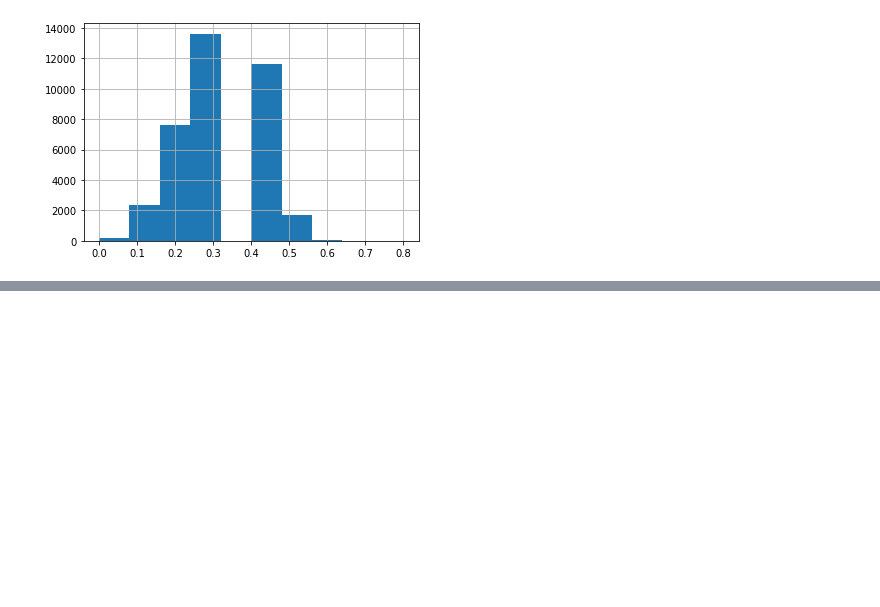
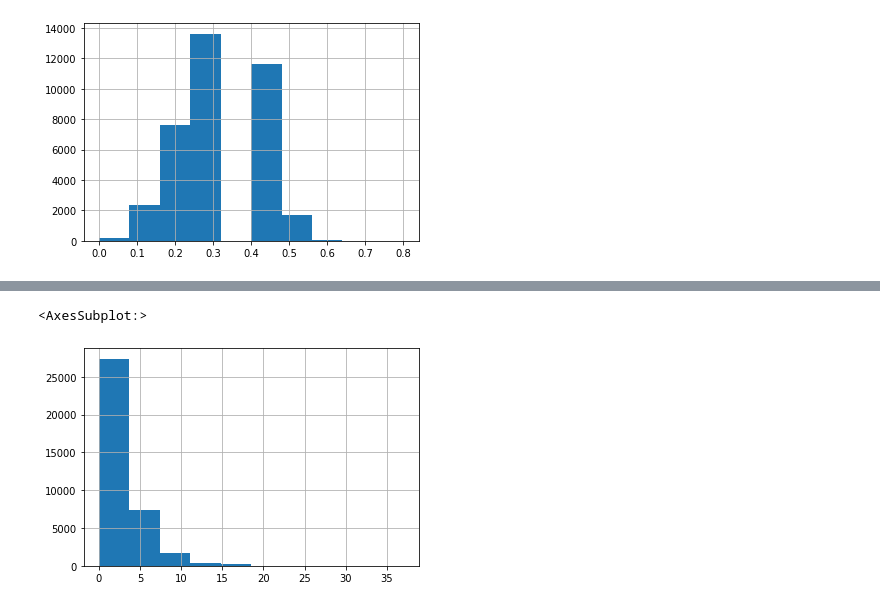
Before and after one commit to lukem1/malicious-domain-classification, a Jupyter notebook: preprocessing.ipynb, the cells around one changed output, grey strips where cells are left out. Drawn from its saved outputs; the diff is of its cells as text; code cells hidden in the pictures; blank space fills up the shorter version.

Commit message:
Preprocessing: sequence features

```diff
--- a/preprocessing.ipynb
+++ b/preprocessing.ipynb
@@ -797,0 +806,5 @@ data.VowelRatio.hist()
+# %%
+data.ConsonantSequence.hist()
+# %% [output]
+<AxesSubplot:>
+[figure, added]
```
Also changed, not shown: parts of 8 cells of this notebook.
